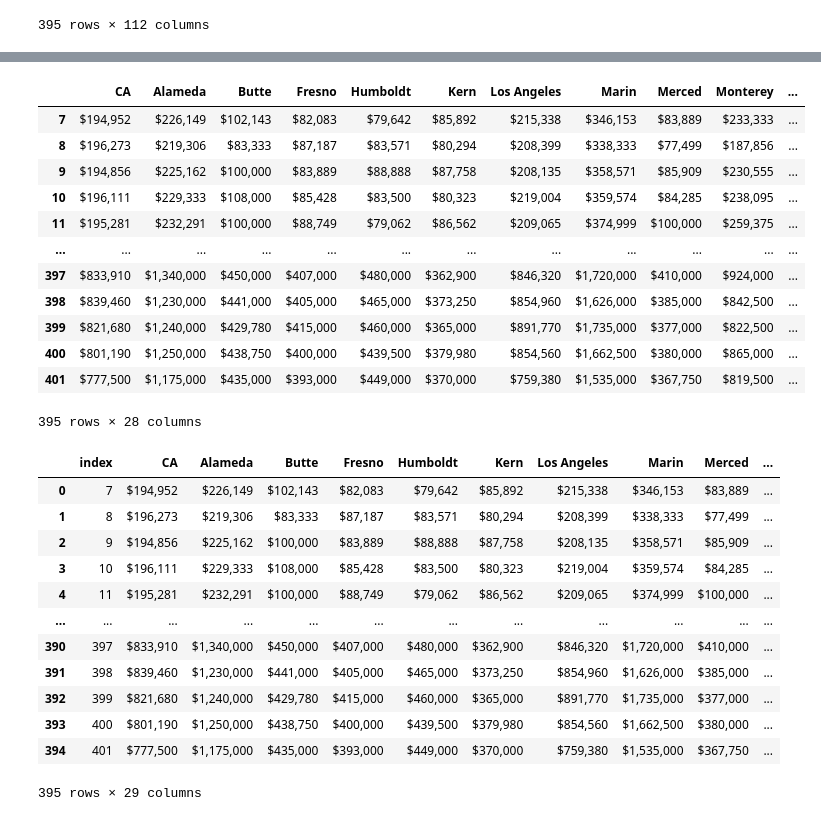
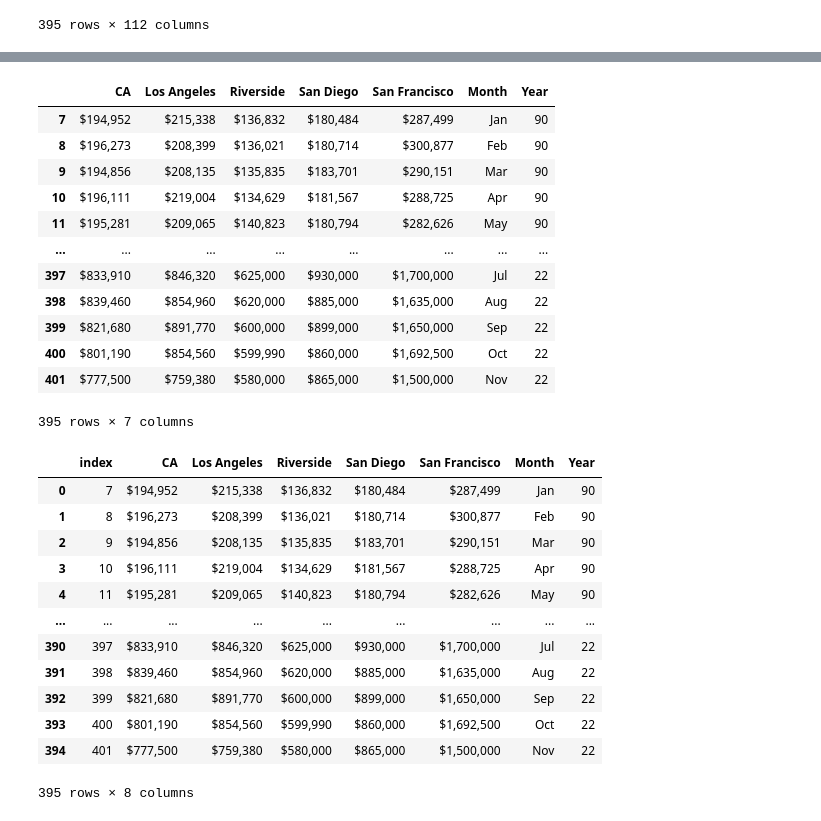
Before and after one commit to dpTuttle/final_project, a Jupyter notebook: Segment_2_Deliverables/DataLoad_Median_House_Price_Data_IH.ipynb, the cells around one changed output, grey strips where cells are left out. Drawn from its saved outputs; the diff is of its cells as text; code cells hidden in the pictures.

```diff
--- a/Segment_2_Deliverables/DataLoad_Median_House_Price_Data_IH.ipynb
+++ b/Segment_2_Deliverables/DataLoad_Median_House_Price_Data_IH.ipynb
@@ -41,8 +47,8 @@ clean_median_house_df
 396 rows × 112 columns
 # %%
 # Use row #6 to rename as the new header row of the dataframe
-clean2_median_house_df = clean_median_house_df.rename(columns=clean_median_house_df.iloc[0]).drop(clean_median_house_df.index[0])
-clean2_median_house_df
+clean_median_house_df = clean_median_house_df.rename(columns=clean_median_house_df.iloc[0]).drop(clean_median_house_df.index[0])
+clean_median_house_df
 # %% [output]
 |  | Mon-Yr | CA | Alameda | Amador | Butte | Calaveras | Contra-Costa | Del Norte | El Dorado | Fresno | ... |
 | 7 | Jan-90 | $194,952 | $226,149 | NaN | $102,143 | NaN | NaN | NaN | NaN | $82,083 | ... |
@@ -59,0 +88,4 @@ clean2_median_house_df
+# %%
+# List of columns to keep
+clean_median_house_df = clean_median_house_df[['Mon-Yr', 'CA',  'Los Angeles', 'Riverside', 'San Diego', 'San Francisco']]
+clean_median_house_df
@@ -60,5 +117,5 @@ clean2_median_house_df
 # %%
 # Split the "Mon-Yr" column into two columns for Month and Year to better match formatting of other data source
-clean2_median_house_df[['month','year']] = clean2_median_house_df['Mon-Yr'].str.split('-', 1, expand=True)
-clean2_median_house_df
+clean_median_house_df[['Month','Year']] = clean_median_house_df['Mon-Yr'].str.split('-', 1, expand=True)
+clean_median_house_df
 # %% [output]
@@ -96,38 +145,38 @@ clean3_median_house_df
 # %%
 # Drop the Mon-Year column
-clean4_median_house_df = clean3_median_house_df.drop(columns=['Mon-Yr'])
-clean4_median_house_df
+clean_median_house_df = clean_median_house_df.drop(columns=['Mon-Yr'])
+clean_median_house_df
 # %% [output]
-|  | CA | Alameda | Butte | Fresno | Humboldt | Kern | Los Angeles | Marin | Merced | Monterey | ... |
-| 7 | $194,952 | $226,149 | $102,143 | $82,083 | $79,642 | $85,892 | $215,338 | $346,153 | $83,889 | $233,333 | ... |
-| 8 | $196,273 | $219,306 | $83,333 | $87,187 | $83,571 | $80,294 | $208,399 | $338,333 | $77,499 | $187,856 | ... |
-| 9 | $194,856 | $225,162 | $100,000 | $83,889 | $88,888 | $87,758 | $208,135 | $358,571 | $85,909 | $230,555 | ... |
-| 10 | $196,111 | $229,333 | $108,000 | $85,428 | $83,500 | $80,323 | $219,004 | $359,574 | $84,285 | $238,095 | ... |
-| 11 | $195,281 | $232,291 | $100,000 | $88,749 | $79,062 | $86,562 | $209,065 | $374,999 | $100,000 | $259,375 | ... |
-| ... | ... | ... | ... | ... | ... | ... | ... | ... | ... | ... | ... |
-| 397 | $833,910 | $1,340,000 | $450,000 | $407,000 | $480,000 | $362,900 | $846,320 | $1,720,000 | $410,000 | $924,000 | ... |
-| 398 | $839,460 | $1,230,000 | $441,000 | $405,000 | $465,000 | $373,250 | $854,960 | $1,626,000 | $385,000 | $842,500 | ... |
-| 399 | $821,680 | $1,240,000 | $429,780 | $415,000 | $460,000 | $365,000 | $891,770 | $1,735,000 | $377,000 | $822,500 | ... |
-| 400 | $801,190 | $1,250,000 | $438,750 | $400,000 | $439,500 | $379,980 | $854,560 | $1,662,500 | $380,000 | $865,000 | ... |
-| 401 | $777,500 | $1,175,000 | $435,000 | $393,000 | $449,000 | $370,000 | $759,380 | $1,535,000 | $367,750 | $819,500 | ... |
+|  | CA | Los Angeles | Riverside | San Diego | San Francisco | Month | Year |
+| 7 | $194,952 | $215,338 | $136,832 | $180,484 | $287,499 | Jan | 90 |
+| 8 | $196,273 | $208,399 | $136,021 | $180,714 | $300,877 | Feb | 90 |
+| 9 | $194,856 | $208,135 | $135,835 | $183,701 | $290,151 | Mar | 90 |
+| 10 | $196,111 | $219,004 | $134,629 | $181,567 | $288,725 | Apr | 90 |
+| 11 | $195,281 | $209,065 | $140,823 | $180,794 | $282,626 | May | 90 |
+| ... | ... | ... | ... | ... | ... | ... | ... |
+| 397 | $833,910 | $846,320 | $625,000 | $930,000 | $1,700,000 | Jul | 22 |
+| 398 | $839,460 | $854,960 | $620,000 | $885,000 | $1,635,000 | Aug | 22 |
+| 399 | $821,680 | $891,770 | $600,000 | $899,000 | $1,650,000 | Sep | 22 |
+| 400 | $801,190 | $854,560 | $599,990 | $860,000 | $1,692,500 | Oct | 22 |
+| 401 | $777,500 | $759,380 | $580,000 | $865,000 | $1,500,000 | Nov | 22 |
-395 rows × 28 columns
+395 rows × 7 columns
 # %%
 # Reset the index column to start from 1
-clean5_median_house_df = clean4_median_house_df.reset_index()
-clean5_median_house_df
+clean_median_house_df = clean_median_house_df.reset_index()
+clean_median_house_df
 # %% [output]
-|  | index | CA | Alameda | Butte | Fresno | Humboldt | Kern | Los Angeles | Marin | Merced | ... |
-| 0 | 7 | $194,952 | $226,149 | $102,143 | $82,083 | $79,642 | $85,892 | $215,338 | $346,153 | $83,889 | ... |
-| 1 | 8 | $196,273 | $219,306 | $83,333 | $87,187 | $83,571 | $80,294 | $208,399 | $338,333 | $77,499 | ... |
-| 2 | 9 | $194,856 | $225,162 | $100,000 | $83,889 | $88,888 | $87,758 | $208,135 | $358,571 | $85,909 | ... |
-| 3 | 10 | $196,111 | $229,333 | $108,000 | $85,428 | $83,500 | $80,323 | $219,004 | $359,574 | $84,285 | ... |
-| 4 | 11 | $195,281 | $232,291 | $100,000 | $88,749 | $79,062 | $86,562 | $209,065 | $374,999 | $100,000 | ... |
-| ... | ... | ... | ... | ... | ... | ... | ... | ... | ... | ... | ... |
-| 390 | 397 | $833,910 | $1,340,000 | $450,000 | $407,000 | $480,000 | $362,900 | $846,320 | $1,720,000 | $410,000 | ... |
-| 391 | 398 | $839,460 | $1,230,000 | $441,000 | $405,000 | $465,000 | $373,250 | $854,960 | $1,626,000 | $385,000 | ... |
-| 392 | 399 | $821,680 | $1,240,000 | $429,780 | $415,000 | $460,000 | $365,000 | $891,770 | $1,735,000 | $377,000 | ... |
-| 393 | 400 | $801,190 | $1,250,000 | $438,750 | $400,000 | $439,500 | $379,980 | $854,560 | $1,662,500 | $380,000 | ... |
-| 394 | 401 | $777,500 | $1,175,000 | $435,000 | $393,000 | $449,000 | $370,000 | $759,380 | $1,535,000 | $367,750 | ... |
+|  | index | CA | Los Angeles | Riverside | San Diego | San Francisco | Month | Year |
+| 0 | 7 | $194,952 | $215,338 | $136,832 | $180,484 | $287,499 | Jan | 90 |
+| 1 | 8 | $196,273 | $208,399 | $136,021 | $180,714 | $300,877 | Feb | 90 |
+| 2 | 9 | $194,856 | $208,135 | $135,835 | $183,701 | $290,151 | Mar | 90 |
+| 3 | 10 | $196,111 | $219,004 | $134,629 | $181,567 | $288,725 | Apr | 90 |
+| 4 | 11 | $195,281 | $209,065 | $140,823 | $180,794 | $282,626 | May | 90 |
+| ... | ... | ... | ... | ... | ... | ... | ... | ... |
+| 390 | 397 | $833,910 | $846,320 | $625,000 | $930,000 | $1,700,000 | Jul | 22 |
+| 391 | 398 | $839,460 | $854,960 | $620,000 | $885,000 | $1,635,000 | Aug | 22 |
+| 392 | 399 | $821,680 | $891,770 | $600,000 | $899,000 | $1,650,000 | Sep | 22 |
+| 393 | 400 | $801,190 | $854,560 | $599,990 | $860,000 | $1,692,500 | Oct | 22 |
+| 394 | 401 | $777,500 | $759,380 | $580,000 | $865,000 | $1,500,000 | Nov | 22 |
-395 rows × 29 columns
+395 rows × 8 columns
 # %%
 # Drop the "Index" column
```
Also changed, not shown: parts of 38 cells of this notebook.
